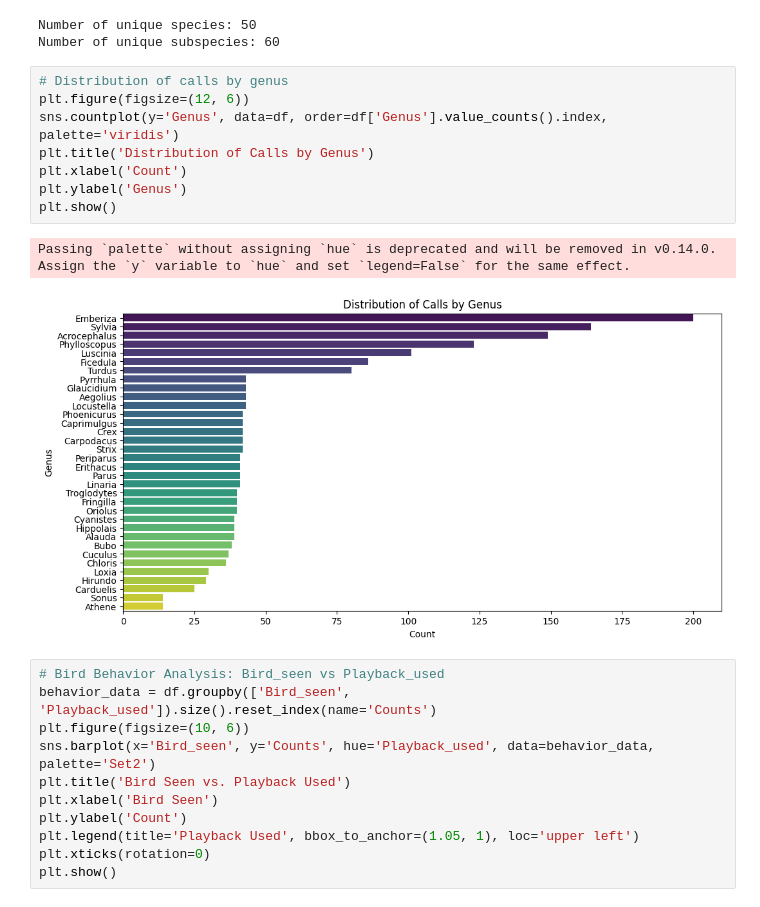
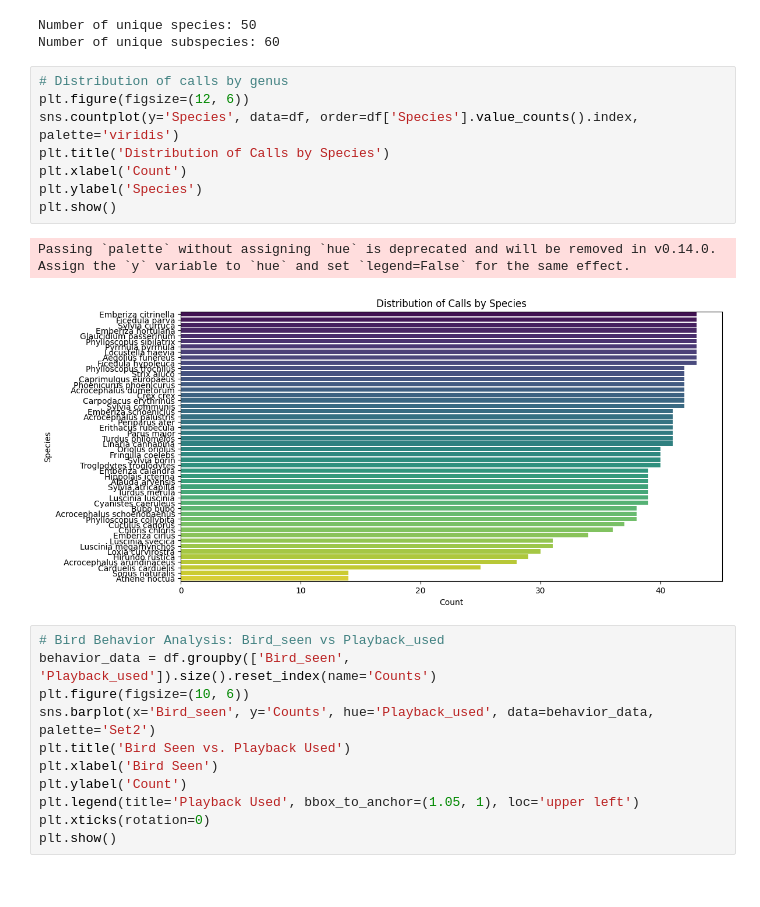
Before and after one commit to G-Bielokozowicz/Birdcall-Identification, a Jupyter notebook: main.ipynb, the cells around one changed output. Drawn from its saved outputs; the diff is of its cells as text.

Commit message:
Changes genus to species in call distribution

```diff
--- a/main.ipynb
+++ b/main.ipynb
@@ -191,14 +191,14 @@ Number of unique subspecies: 60
 # %%
 # Distribution of calls by genus
 plt.figure(figsize=(12, 6))
-sns.countplot(y='Genus', data=df, order=df['Genus'].value_counts().index, palette='viridis')
-plt.title('Distribution of Calls by Genus')
+sns.countplot(y='Species', data=df, order=df['Species'].value_counts().index, palette='viridis')
+plt.title('Distribution of Calls by Species')
 plt.xlabel('Count')
-plt.ylabel('Genus')
+plt.ylabel('Species')
 plt.show()
 # %% [output]
 Passing `palette` without assigning `hue` is deprecated and will be removed in v0.14.0. Assign the `y` variable to `hue` and set `legend=False` for the same effect.
-[figure, old version]
+[figure, new version]
 # %%
 # Bird Behavior Analysis: Bird_seen vs Playback_used
 behavior_data = df.groupby(['Bird_seen', 'Playback_used']).size().reset_index(name='Counts')
```
